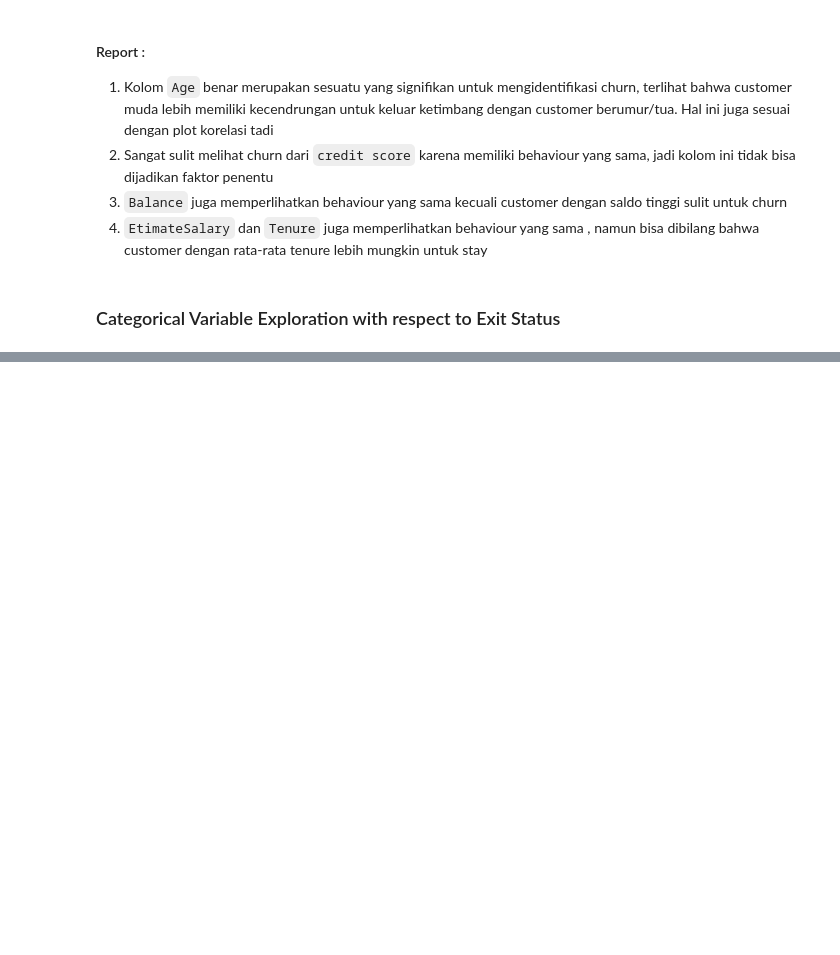
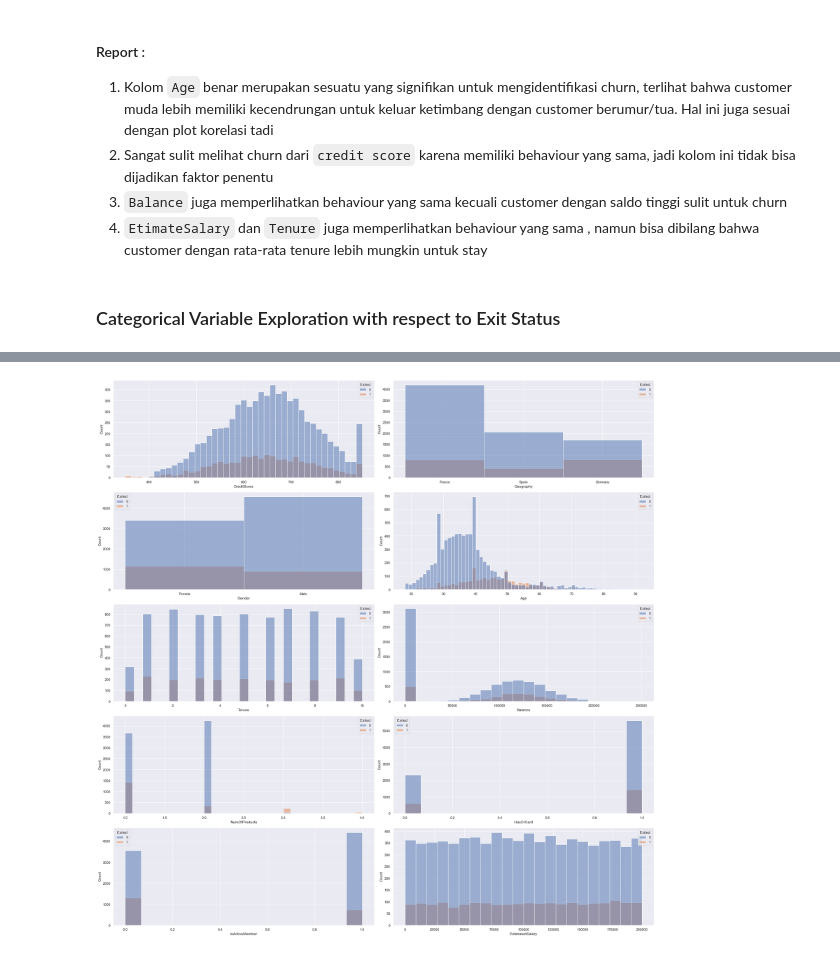
Before and after one commit to bayuwira/Project-Churn-for-Bank-Customers, a Jupyter notebook: Copy of Customer Churn Analysis.ipynb, the cells around one changed output, grey strips where cells are left out. Cells and saved outputs as stored; diff of their text form; code cells hidden in the pictures; blank space fills up the shorter version.

```diff
--- a/Copy of Customer Churn Analysis.ipynb
+++ b/Copy of Customer Churn Analysis.ipynb
@@ -376,0 +373,10 @@ NameError: name 'data2' is not defined
+# %%
+temp = df.drop(columns=['Exited'], axis=1)
+
+plt.figure(figsize=(25,25))
+for i in range(0,len(temp.columns)):
+    plt.subplot(5,2,i+1)
+    sns.histplot(df, x = df[df.columns[i]], hue = 'Exited')
+    plt.tight_layout()
+# %% [output]
+[figure, added]
```
Also changed, not shown: parts of 4 cells of this notebook.
